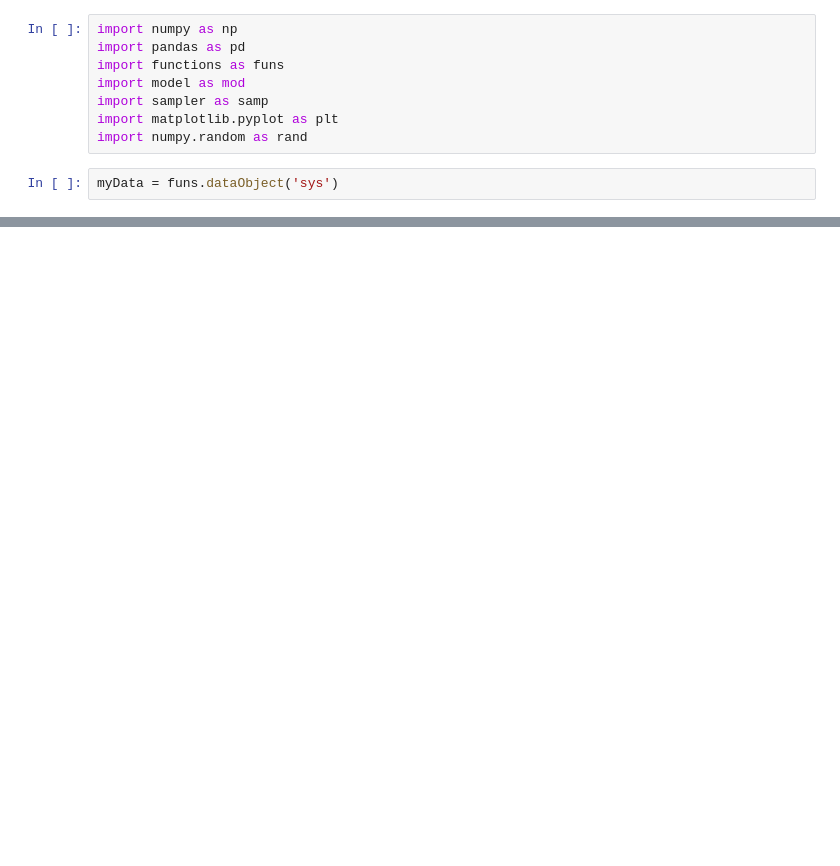
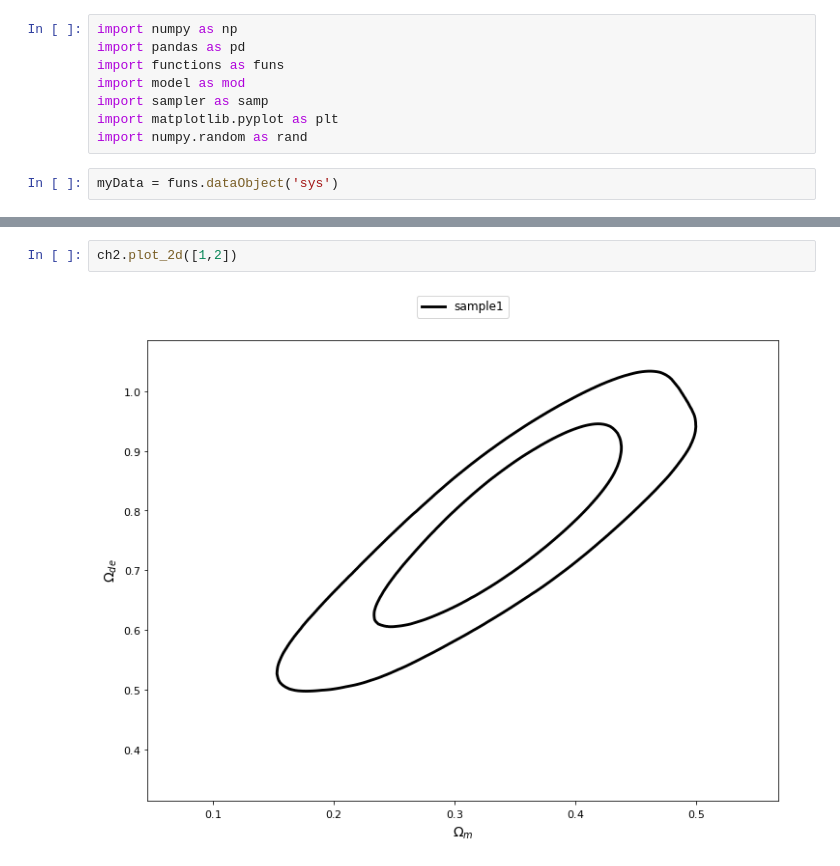
Before and after one commit to josephmlev/group1Project_250, a Jupyter notebook: MCMC_Testing.ipynb, the cells around one changed output, grey strips where cells are left out. Saved outputs shown, nothing was run; the diff lists cells and outputs as text; blank space fills up the shorter version.

```diff
--- a/MCMC_Testing.ipynb
+++ b/MCMC_Testing.ipynb
@@ -51,0 +79,4 @@ plt.plot(chain[:,3])
+# %%
+ch2.plot_2d([1,2])
+# %% [output]
+[figure, added]
```
Also changed, not shown: parts of 7 cells of this notebook, 1 other file.
